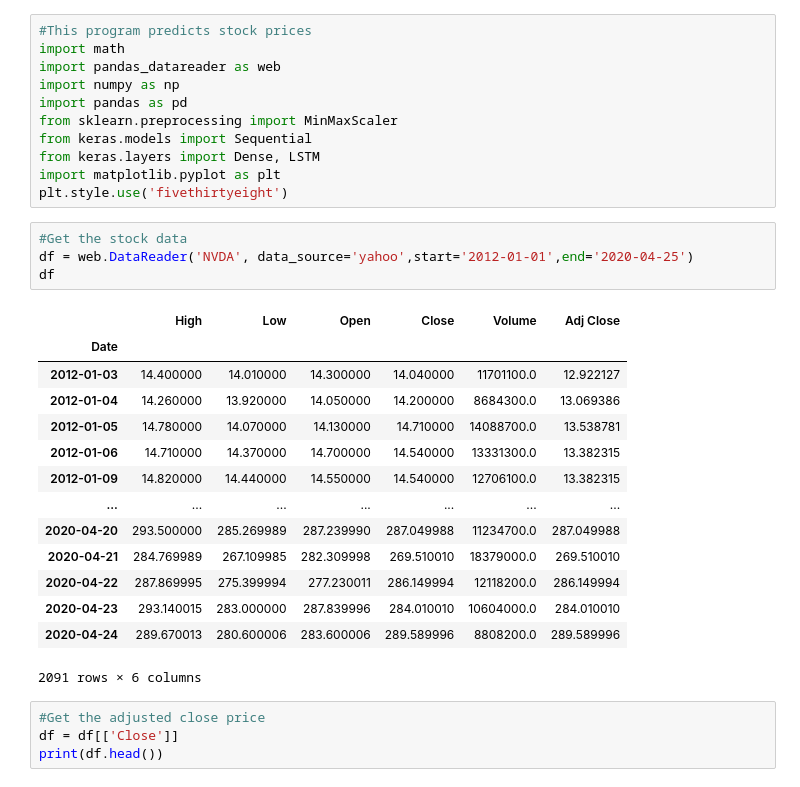
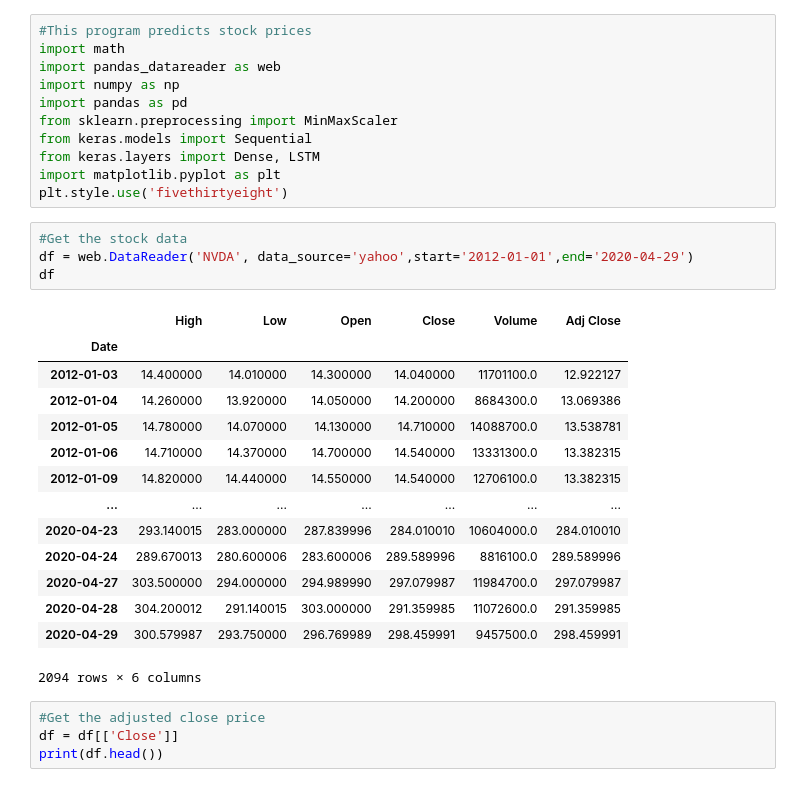
Before and after one commit to renshan2/accesspy, a Jupyter notebook: stock_prediction/stock_prediction.ipynb, the cells around one changed output. Cells and saved outputs as stored; diff of their text form.

```diff
--- a/stock_prediction/stock_prediction.ipynb
+++ b/stock_prediction/stock_prediction.ipynb
@@ -26,23 +26,23 @@ import matplotlib.pyplot as plt
 plt.style.use('fivethirtyeight')
 # %%
 #Get the stock data
-df = web.DataReader('NVDA', data_source='yahoo',start='2012-01-01',end='2020-04-25')
+df = web.DataReader('NVDA', data_source='yahoo',start='2012-01-01',end='2020-04-29')
 df
 # %% [output]
 |  | High | Low | Open | Close | Volume | Adj Close |
 | Date |  |  |  |  |  |  |
 | 2012-01-03 | 14.400000 | 14.010000 | 14.300000 | 14.040000 | 11701100.0 | 12.922127 |
 | 2012-01-04 | 14.260000 | 13.920000 | 14.050000 | 14.200000 | 8684300.0 | 13.069386 |
 | 2012-01-05 | 14.780000 | 14.070000 | 14.130000 | 14.710000 | 14088700.0 | 13.538781 |
 | 2012-01-06 | 14.710000 | 14.370000 | 14.700000 | 14.540000 | 13331300.0 | 13.382315 |
 | 2012-01-09 | 14.820000 | 14.440000 | 14.550000 | 14.540000 | 12706100.0 | 13.382315 |
 | ... | ... | ... | ... | ... | ... | ... |
-| 2020-04-20 | 293.500000 | 285.269989 | 287.239990 | 287.049988 | 11234700.0 | 287.049988 |
-| 2020-04-21 | 284.769989 | 267.109985 | 282.309998 | 269.510010 | 18379000.0 | 269.510010 |
-| 2020-04-22 | 287.869995 | 275.399994 | 277.230011 | 286.149994 | 12118200.0 | 286.149994 |
 | 2020-04-23 | 293.140015 | 283.000000 | 287.839996 | 284.010010 | 10604000.0 | 284.010010 |
-| 2020-04-24 | 289.670013 | 280.600006 | 283.600006 | 289.589996 | 8808200.0 | 289.589996 |
+| 2020-04-24 | 289.670013 | 280.600006 | 283.600006 | 289.589996 | 8816100.0 | 289.589996 |
+| 2020-04-27 | 303.500000 | 294.000000 | 294.989990 | 297.079987 | 11984700.0 | 297.079987 |
+| 2020-04-28 | 304.200012 | 291.140015 | 303.000000 | 291.359985 | 11072600.0 | 291.359985 |
+| 2020-04-29 | 300.579987 | 293.750000 | 296.769989 | 298.459991 | 9457500.0 | 298.459991 |
-2091 rows × 6 columns
+2094 rows × 6 columns
 # %%
 #Get the adjusted close price
 df = df[['Close']]
```
Also changed, not shown: parts of 12 cells of this notebook, 2 other files.
